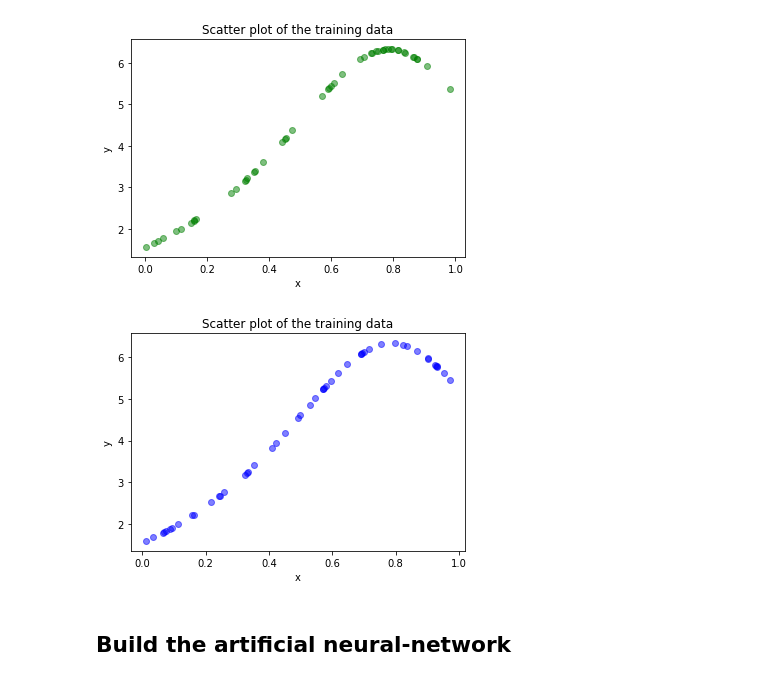
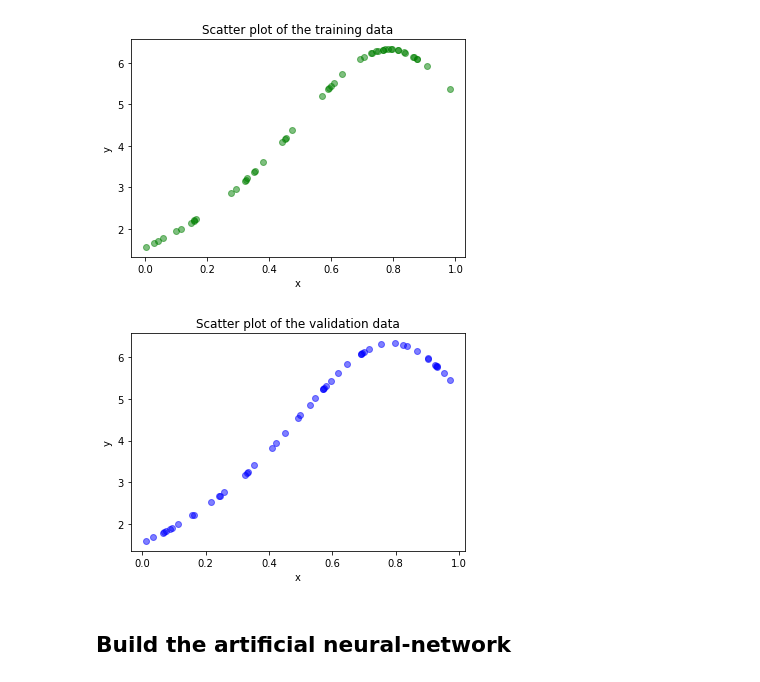
Before and after one commit to marxav/ann_101, a Jupyter notebook: ann_101_numpy.ipynb, the cells around one changed output. Cells and saved outputs as stored; diff of their text form; code cells hidden in the pictures.

```diff
--- a/ann_101_numpy.ipynb
+++ b/ann_101_numpy.ipynb
@@ -22,12 +22,12 @@ plt.show()
 # %%
 # Graphically display our validation data
 plt.scatter(X_val, Y_val, color='blue', alpha=0.5)
-plt.title('Scatter plot of the training data')
+plt.title('Scatter plot of the validation data')
 plt.xlabel('x')
 plt.ylabel('y')
 plt.show()
 # %% [output]
-[figure, old version]
+[figure, new version]
 # %% [markdown]
 ## Build the artificial neural-network
 # %%
```
Also changed, not shown: parts of 8 cells of this notebook.
